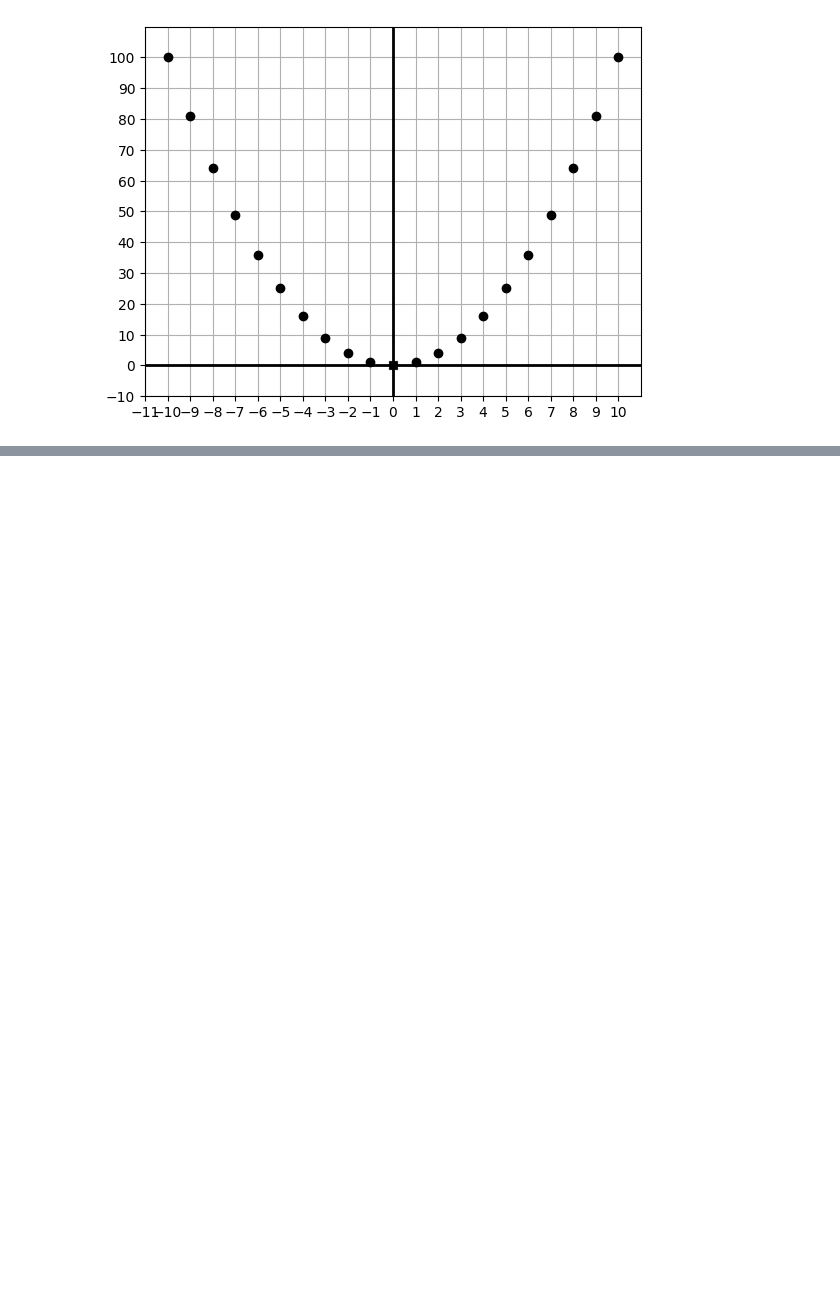
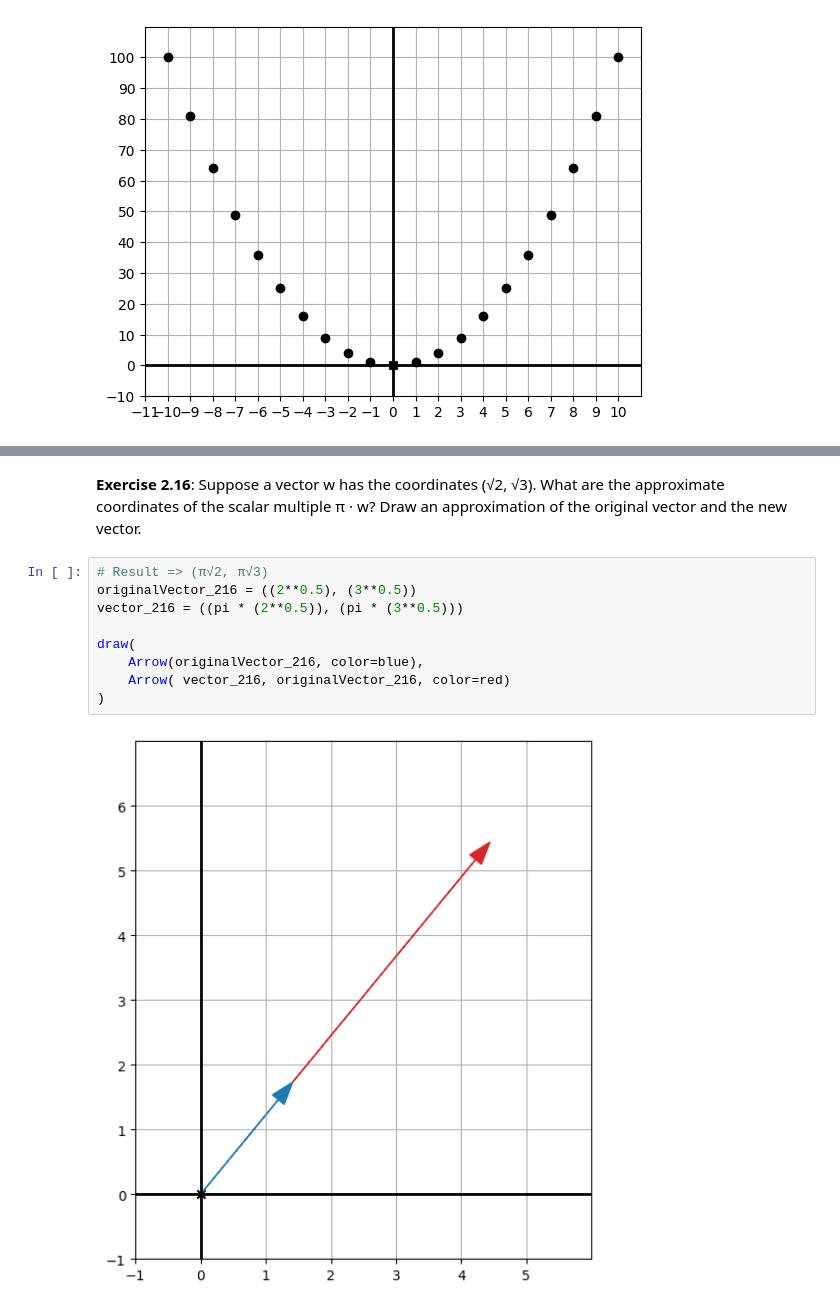
Before and after one commit to dainank/programming-math, a Jupyter notebook: A-VectorsAndGraphics/2-Drawing2DVectors/Chapter 02 Practice.ipynb, the cells around one changed output, grey strips where cells are left out. Drawn from its saved outputs; the diff is of its cells as text; blank space fills up the shorter version.

```diff
--- a/A-VectorsAndGraphics/2-Drawing2DVectors/Chapter 02 Practice.ipynb
+++ b/A-VectorsAndGraphics/2-Drawing2DVectors/Chapter 02 Practice.ipynb
@@ -71,0 +240,13 @@ draw(
+# %% [markdown]
+**Exercise 2.16**: Suppose a vector w has the coordinates (√2, √3). What are the approximate coordinates of the scalar multiple π · w? Draw an approximation of the original vector and the new vector.
+# %%
+# Result => (π√2, π√3)
+originalVector_216 = ((2**0.5), (3**0.5))
+vector_216 = ((pi * (2**0.5)), (pi * (3**0.5)))
+
+draw(
+    Arrow(originalVector_216, color=blue),
+    Arrow( vector_216, originalVector_216, color=red)
+)
+# %% [output]
+[figure, added]
```
Also changed, not shown: parts of 44 cells of this notebook, 3 other files.
